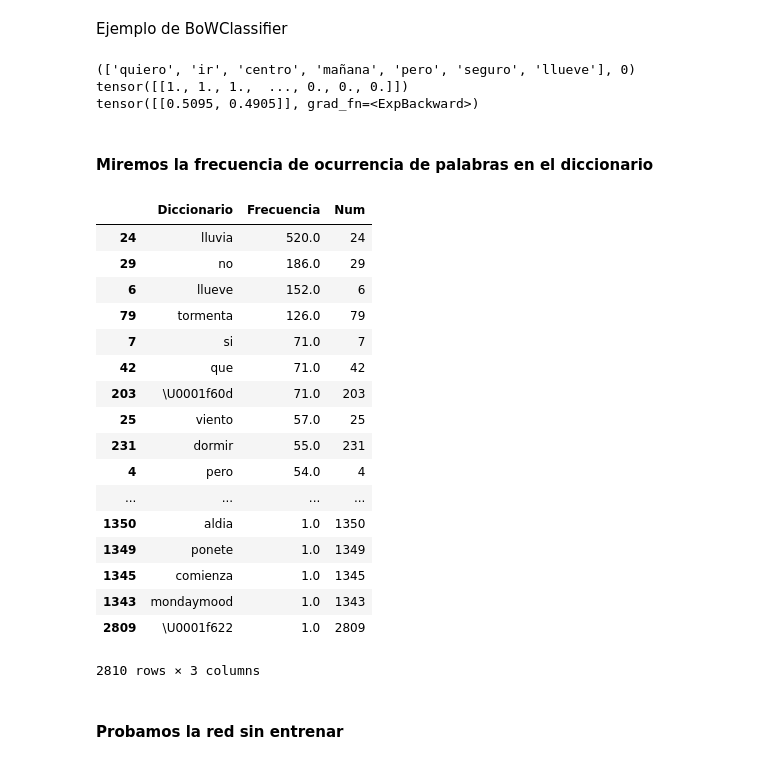
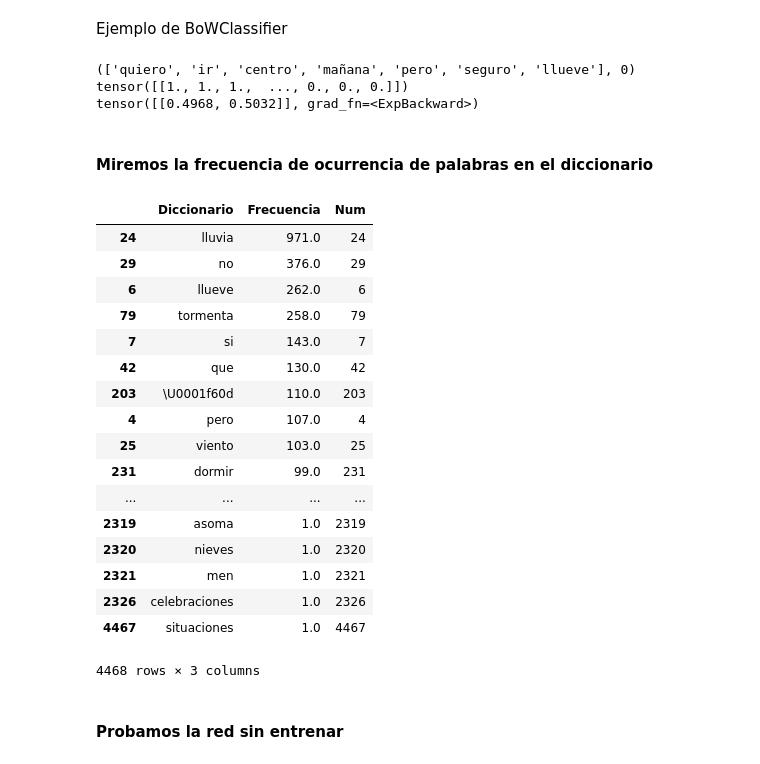
Before and after one commit to agemperador/RELAMPAGO_poster, a Jupyter notebook: redNeuronal/red_bow_boltzman_prueba.ipynb, the cells around one changed output. Drawn from its saved outputs; the diff is of its cells as text; code cells hidden in the pictures.

```diff
--- a/redNeuronal/red_bow_boltzman_prueba.ipynb
+++ b/redNeuronal/red_bow_boltzman_prueba.ipynb
@@ -15,7 +15,7 @@ import matplotlib.pyplot as plt
 # %% [markdown]
 #### Cargo la base de datos clasificada y genero las variables de importancia
 # %%
-TW = pd.read_csv('base_corr_ortografia.csv')
+TW = pd.read_csv('base_corr.csv')
 MSJ = TW['Twit']
 TAG = TW['Tag']
 NUM = TW['Num']
@@ -112,8 +112,8 @@ class BoWClassifier(nn.Module): # inheriting from nn.Module!
 
         super(BoWClassifier, self).__init__()
 
-        self.linear1 = nn.Linear(vocab_size, 200)
-        self.linear2 = nn.Linear(200, num_labels)
+        self.linear1 = nn.Linear(vocab_size, 100)
+        self.linear2 = nn.Linear(100, num_labels)
 
 
     def forward(self, bow_vec):
@@ -135,8 +135,6 @@ class BoWClassifier(nn.Module): # inheriting from nn.Module!
     def make_target(label, label_to_ix):
 
         return torch.LongTensor([label_to_ix[label]])
-
-model = BoWClassifier(NUM_LABELS, VOCAB_SIZE)
 # %% [markdown]
 Ejemplo de BoWClassifier
 # %%
@@ -154,7 +152,7 @@ print (log_probs.exp())
 # %% [output]
 (['quiero', 'ir', 'centro', 'mañana', 'pero', 'seguro', 'llueve'], 0)
 tensor([[1., 1., 1.,  ..., 0., 0., 0.]])
-tensor([[0.5095, 0.4905]], grad_fn=<ExpBackward>)
+tensor([[0.4968, 0.5032]], grad_fn=<ExpBackward>)
 # %% [markdown]
 #### Miremos la frecuencia de ocurrencia de palabras en el diccionario
 # %%
@@ -167,30 +165,29 @@ vec=vec[0].tolist()
 # %%
 ## Genero un dataframe que me pemite ordenar de mayor a menor respecto de la columna Frecuencia
 tot = pd.DataFrame()
 tot['Diccionario'] = list(word_to_ix.keys())
 tot['Frecuencia'] = vec
 tot['Num'] = word_to_ix.values()
 tot = tot.sort_values(by=['Frecuencia'], ascending=False)
-tot
 # %% [output]
 |  | Diccionario | Frecuencia | Num |
-| 24 | lluvia | 520.0 | 24 |
-| 29 | no | 186.0 | 29 |
-| 6 | llueve | 152.0 | 6 |
-| 79 | tormenta | 126.0 | 79 |
-| 7 | si | 71.0 | 7 |
-| 42 | que | 71.0 | 42 |
-| 203 | \U0001f60d | 71.0 | 203 |
-| 25 | viento | 57.0 | 25 |
-| 231 | dormir | 55.0 | 231 |
-| 4 | pero | 54.0 | 4 |
+| 24 | lluvia | 971.0 | 24 |
+| 29 | no | 376.0 | 29 |
+| 6 | llueve | 262.0 | 6 |
+| 79 | tormenta | 258.0 | 79 |
+| 7 | si | 143.0 | 7 |
+| 42 | que | 130.0 | 42 |
+| 203 | \U0001f60d | 110.0 | 203 |
+| 4 | pero | 107.0 | 4 |
+| 25 | viento | 103.0 | 25 |
+| 231 | dormir | 99.0 | 231 |
 | ... | ... | ... | ... |
-| 1350 | aldia | 1.0 | 1350 |
-| 1349 | ponete | 1.0 | 1349 |
-| 1345 | comienza | 1.0 | 1345 |
-| 1343 | mondaymood | 1.0 | 1343 |
-| 2809 | \U0001f622 | 1.0 | 2809 |
+| 2319 | asoma | 1.0 | 2319 |
+| 2320 | nieves | 1.0 | 2320 |
+| 2321 | men | 1.0 | 2321 |
+| 2326 | celebraciones | 1.0 | 2326 |
+| 4467 | situaciones | 1.0 | 4467 |
-2810 rows × 3 columns
+4468 rows × 3 columns
 # %% [markdown]
 #### Probamos la red sin entrenar
 # %%
```
Also changed, not shown: parts of 4 cells of this notebook.
